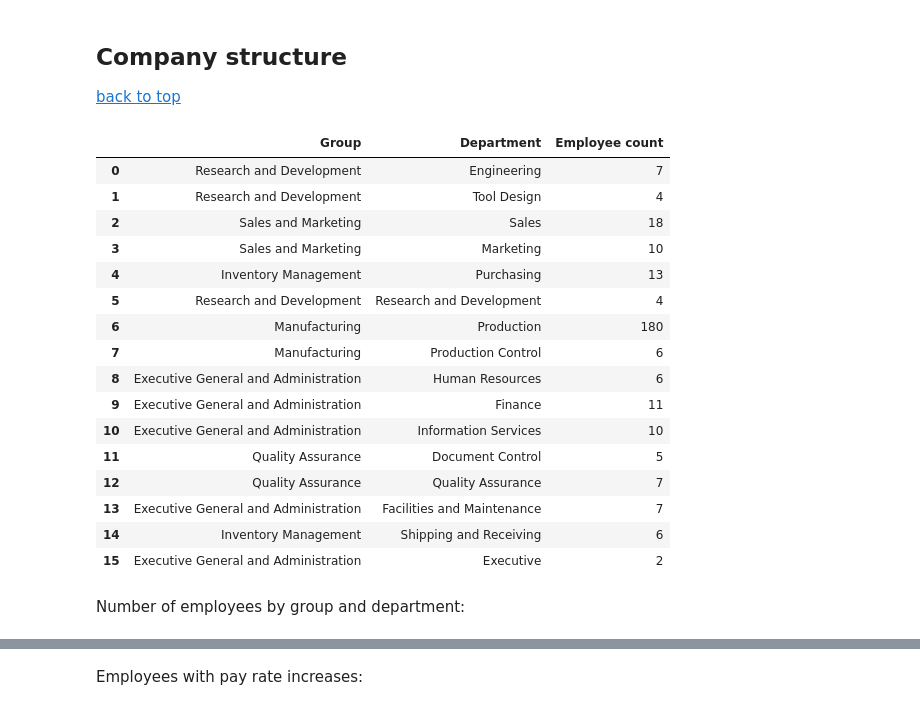
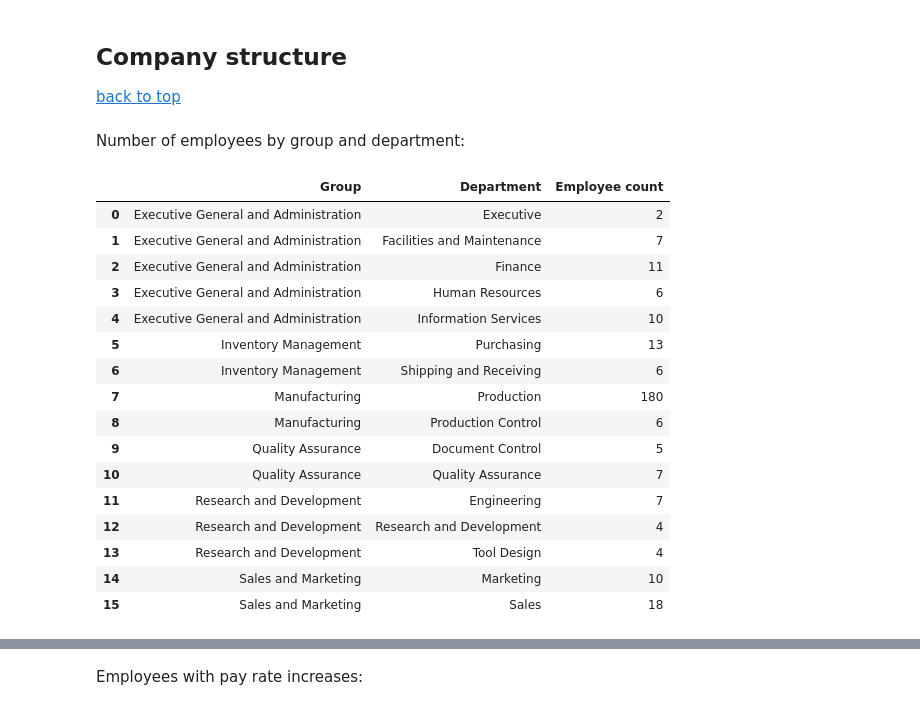
Before and after one commit to PieRatCat/SQL-stuff, a Jupyter notebook: SQL_kunskapskontroll/queries1.ipynb, the cells around one changed output, grey strips where cells are left out. Saved outputs shown, nothing was run; the diff lists cells and outputs as text; code cells hidden in the pictures.

```diff
--- a/SQL_kunskapskontroll/queries1.ipynb
+++ b/SQL_kunskapskontroll/queries1.ipynb
@@ -20,37 +21,38 @@ connection = engine.connect()
 # %% [markdown]
 ## <a class="anchor" id="part1">Company structure</a>
 [back to top](#0)
-# %%
-employees_by_department = pd.read_sql(sql="""
-SELECT
-	a.[GroupName] AS [Group],
-	a.[Name] AS Department,
-	CAST(COUNT(*) AS INT) AS 'Employee count'
-
-FROM HumanResources.Department AS a INNER JOIN HumanResources.EmployeeDepartmentHistory AS b
-	ON a.DepartmentID = b.DepartmentID INNER JOIN HumanResources.Employee AS c
-	ON b.BusinessEntityID = c.BusinessEntityID
-GROUP BY a.[Name], a.[GroupName]
-;
-""" , con=connection)
-employees_by_department
-# %% [output]
-|  | Group | Department | Employee count |
-| 0 | Research and Development | Engineering | 7 |
-| 1 | Research and Development | Tool Design | 4 |
-| 2 | Sales and Marketing | Sales | 18 |
-| 3 | Sales and Marketing | Marketing | 10 |
-| 4 | Inventory Management | Purchasing | 13 |
-| 5 | Research and Development | Research and Development | 4 |
-| 6 | Manufacturing | Production | 180 |
-| 7 | Manufacturing | Production Control | 6 |
-| 8 | Executive General and Administration | Human Resources | 6 |
-| 9 | Executive General and Administration | Finance | 11 |
-| 10 | Executive General and Administration | Information Services | 10 |
-| 11 | Quality Assurance | Document Control | 5 |
-| 12 | Quality Assurance | Quality Assurance | 7 |
-| 13 | Executive General and Administration | Facilities and Maintenance | 7 |
-| 14 | Inventory Management | Shipping and Receiving | 6 |
-| 15 | Executive General and Administration | Executive | 2 |
 # %% [markdown]
 Number of employees by group and department:
+# %%
+employees_by_department = pd.read_sql(sql="""
+SELECT
+	a.[GroupName] AS [Group],
+	a.[Name] AS Department,
+	CAST(COUNT(*) AS INT) AS 'Employee count'
+
+FROM HumanResources.Department AS a INNER JOIN HumanResources.EmployeeDepartmentHistory AS b
+	ON a.DepartmentID = b.DepartmentID INNER JOIN HumanResources.Employee AS c
+	ON b.BusinessEntityID = c.BusinessEntityID
+GROUP BY a.[Name], a.[GroupName]
+ORDER BY a.[GroupName], a.[Name]
+;
+""" , con=connection)
+employees_by_department
+# %% [output]
+|  | Group | Department | Employee count |
+| 0 | Executive General and Administration | Executive | 2 |
+| 1 | Executive General and Administration | Facilities and Maintenance | 7 |
+| 2 | Executive General and Administration | Finance | 11 |
+| 3 | Executive General and Administration | Human Resources | 6 |
+| 4 | Executive General and Administration | Information Services | 10 |
+| 5 | Inventory Management | Purchasing | 13 |
+| 6 | Inventory Management | Shipping and Receiving | 6 |
+| 7 | Manufacturing | Production | 180 |
+| 8 | Manufacturing | Production Control | 6 |
+| 9 | Quality Assurance | Document Control | 5 |
+| 10 | Quality Assurance | Quality Assurance | 7 |
+| 11 | Research and Development | Engineering | 7 |
+| 12 | Research and Development | Research and Development | 4 |
+| 13 | Research and Development | Tool Design | 4 |
+| 14 | Sales and Marketing | Marketing | 10 |
+| 15 | Sales and Marketing | Sales | 18 |
```
Also changed, not shown: parts of 5 cells of this notebook.
